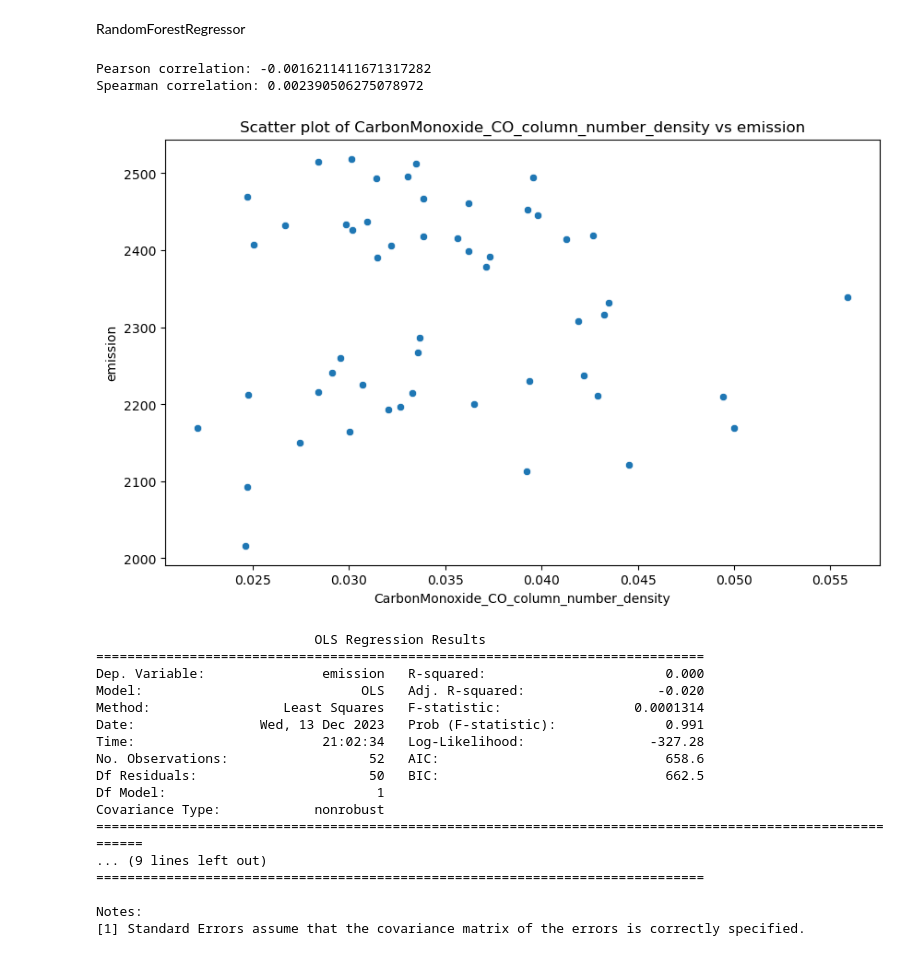
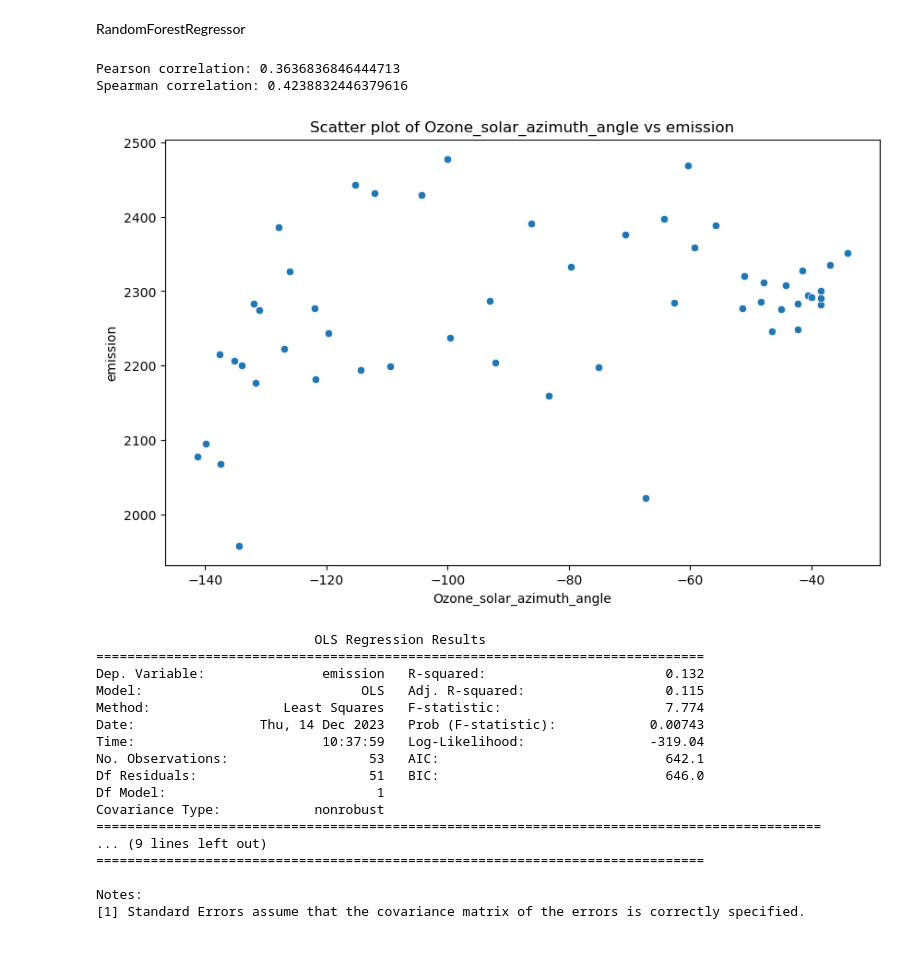
Before and after one commit to Lzzzzy4/2023fall-DataScience, a Jupyter notebook: src/main.ipynb, the cells around one changed output. Drawn from its saved outputs; the diff is of its cells as text; code cells hidden in the pictures.

```diff
--- a/src/main.ipynb
+++ b/src/main.ipynb
@@ -214,50 +214,50 @@ import statsmodels.api as sm
 # 加载数据
 data_path = os.path.abspath('.') + '/../data/'
 df = pd.read_csv(data_path + "train.csv")
 df = df[(df['latitude'] == -2.378) & (df['longitude'] == 29.222)]
-col = "CarbonMonoxide_CO_column_number_density"
+col = "Ozone_solar_azimuth_angle"
 # for col in df.columns:
 try:
-    df = df[df['year'] == 2021]
+    df = df[df['year'] == 2019]
     df = df.dropna(subset=[col, 'emission'])
 
     # 计算相关系数
     pearson_corr, _ = pearsonr(df[col], df['emission'])
     spearman_corr, _ = spearmanr(df[col], df['emission'])
     # if pearson_corr < 0.4:
     #     continue
     print(f'Pearson correlation: {pearson_corr}')
     print(f'Spearman correlation: {spearman_corr}')
 except:
     pass
 
 # 绘制散点图
 plt.figure(figsize=(10, 6))
 sns.scatterplot(x=col, y='emission', data=df)
 plt.title('Scatter plot of ' + col + ' vs emission')
 plt.show()
 
 # 进行回归分析
 X = sm.add_constant(df[col])
 model = sm.OLS(df['emission'], X)
 results = model.fit()
 print(results.summary())
 # %% [output]
-Pearson correlation: -0.0016211411671317282
-Spearman correlation: 0.002390506275078972
+Pearson correlation: 0.3636836846444713
+Spearman correlation: 0.4238832446379616
-[figure, old version]
+[figure, new version]
                             OLS Regression Results
 ==============================================================================
-Dep. Variable:               emission   R-squared:                       0.000
-Model:                            OLS   Adj. R-squared:                 -0.020
-Method:                 Least Squares   F-statistic:                 0.0001314
-Date:                Wed, 13 Dec 2023   Prob (F-statistic):              0.991
-Time:                        21:02:34   Log-Likelihood:                -327.28
-No. Observations:                  52   AIC:                             658.6
-Df Residuals:                      50   BIC:                             662.5
+Dep. Variable:               emission   R-squared:                       0.132
+Model:                            OLS   Adj. R-squared:                  0.115
+Method:                 Least Squares   F-statistic:                     7.774
+Date:                Thu, 14 Dec 2023   Prob (F-statistic):            0.00743
+Time:                        10:37:59   Log-Likelihood:                -319.04
+No. Observations:                  53   AIC:                             642.1
+Df Residuals:                      51   BIC:                             646.0
 Df Model:                           1
 Covariance Type:            nonrobust
-===========================================================================================================
+=============================================================================================
 ... (9 lines left out)
 ==============================================================================
 
```
Also changed, not shown: 5 other files.
